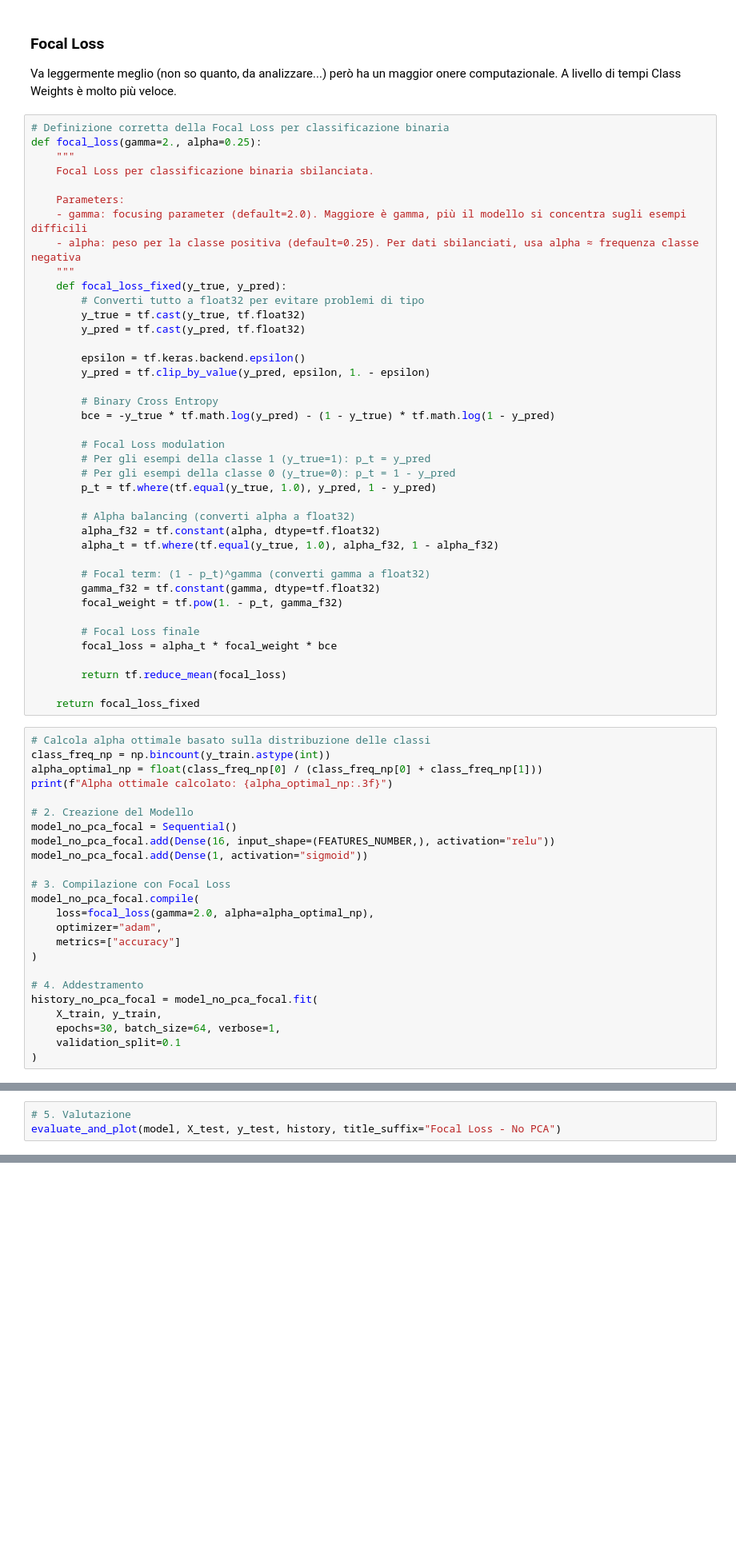
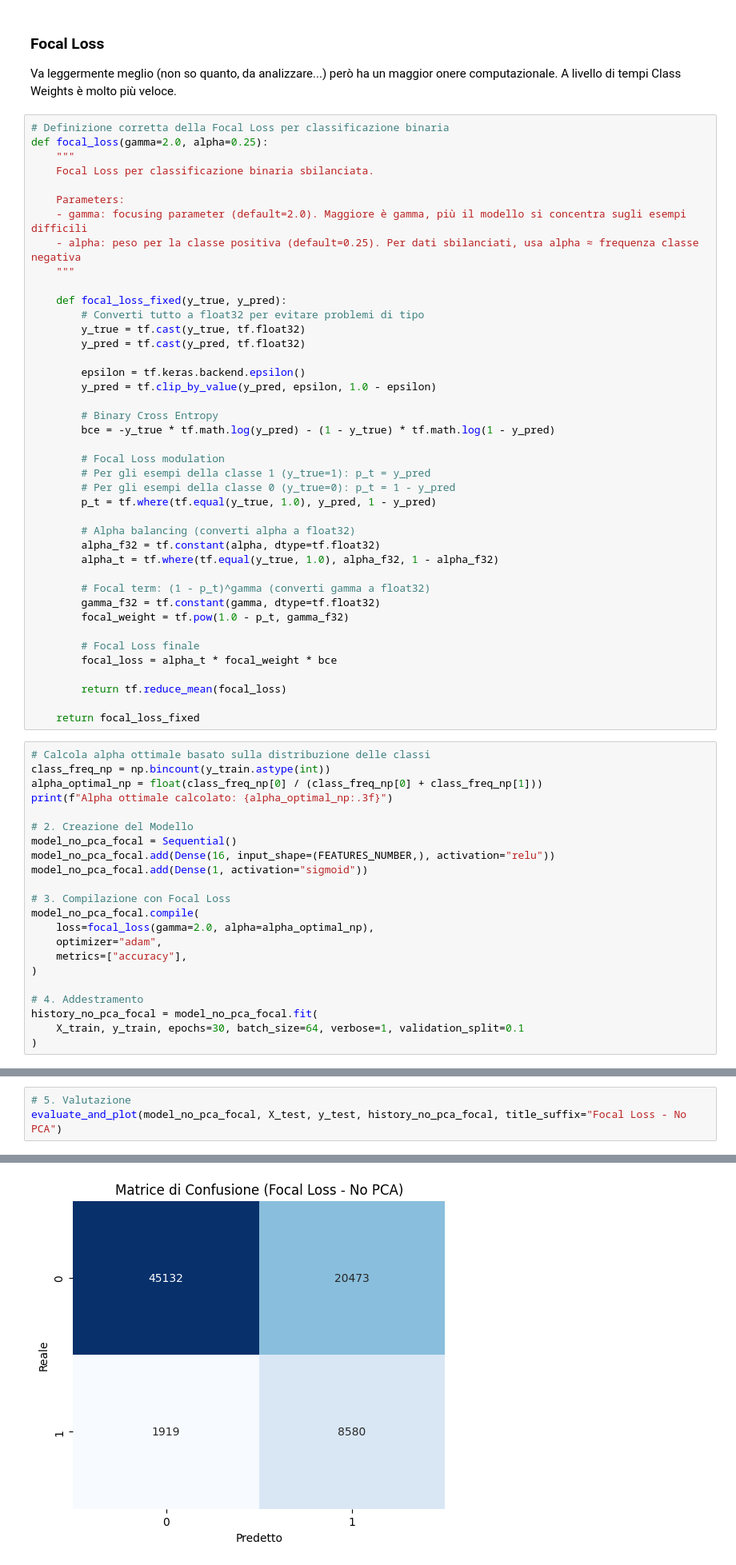
Before and after one commit to mbroglio/ML_25_26, a Jupyter notebook: ML_Project.ipynb, the cells around one changed output, grey strips where cells are left out. Shown at 80% size. Drawn from its saved outputs; the diff is of its cells as text; blank space fills up the shorter version.

```diff
--- a/ML_Project.ipynb
+++ b/ML_Project.ipynb
@@ -491,7 +525,7 @@ Va leggermente meglio (non so quanto, da analizzare...) però ha un maggior oner
 A livello di tempi Class Weights è molto più veloce.
 # %%
 # Definizione corretta della Focal Loss per classificazione binaria
-def focal_loss(gamma=2., alpha=0.25):
+def focal_loss(gamma=2.0, alpha=0.25):
     """
     Focal Loss per classificazione binaria sbilanciata.
 
@@ -499,13 +533,14 @@ def focal_loss(gamma=2., alpha=0.25):
     - gamma: focusing parameter (default=2.0). Maggiore è gamma, più il modello si concentra sugli esempi difficili
     - alpha: peso per la classe positiva (default=0.25). Per dati sbilanciati, usa alpha ≈ frequenza classe negativa
     """
+
     def focal_loss_fixed(y_true, y_pred):
         # Converti tutto a float32 per evitare problemi di tipo
         y_true = tf.cast(y_true, tf.float32)
         y_pred = tf.cast(y_pred, tf.float32)
 
         epsilon = tf.keras.backend.epsilon()
-        y_pred = tf.clip_by_value(y_pred, epsilon, 1. - epsilon)
+        y_pred = tf.clip_by_value(y_pred, epsilon, 1.0 - epsilon)
 
         # Binary Cross Entropy
         bce = -y_true * tf.math.log(y_pred) - (1 - y_true) * tf.math.log(1 - y_pred)
@@ -521,7 +556,7 @@ def focal_loss(gamma=2., alpha=0.25):
 
         # Focal term: (1 - p_t)^gamma (converti gamma a float32)
         gamma_f32 = tf.constant(gamma, dtype=tf.float32)
-        focal_weight = tf.pow(1. - p_t, gamma_f32)
+        focal_weight = tf.pow(1.0 - p_t, gamma_f32)
 
         # Focal Loss finale
         focal_loss = alpha_t * focal_weight * bce
@@ -544,14 +579,12 @@ model_no_pca_focal.add(Dense(1, activation="sigmoid"))
 model_no_pca_focal.compile(
     loss=focal_loss(gamma=2.0, alpha=alpha_optimal_np),
     optimizer="adam",
-    metrics=["accuracy"]
+    metrics=["accuracy"],
 )
 
 # 4. Addestramento
 history_no_pca_focal = model_no_pca_focal.fit(
-    X_train, y_train,
-    epochs=30, batch_size=64, verbose=1,
-    validation_split=0.1
+    X_train, y_train, epochs=30, batch_size=64, verbose=1, validation_split=0.1
 )
 # %% [output]
 Alpha ottimale calcolato: 0.860
@@ -585,3 +609,4 @@ weighted avg       0.87      0.72      0.76     76104
 # %%
 # 5. Valutazione
-evaluate_and_plot(model, X_test, y_test, history, title_suffix="Focal Loss - No PCA")
+evaluate_and_plot(model_no_pca_focal, X_test, y_test, history_no_pca_focal, title_suffix="Focal Loss - No PCA")
+# %% [output]
@@ -587,0 +615 @@ evaluate_and_plot(model, X_test, y_test, history, title_suffix="Focal Loss - No
+[figure, added]
```
Also changed, not shown: parts of 19 cells of this notebook.
